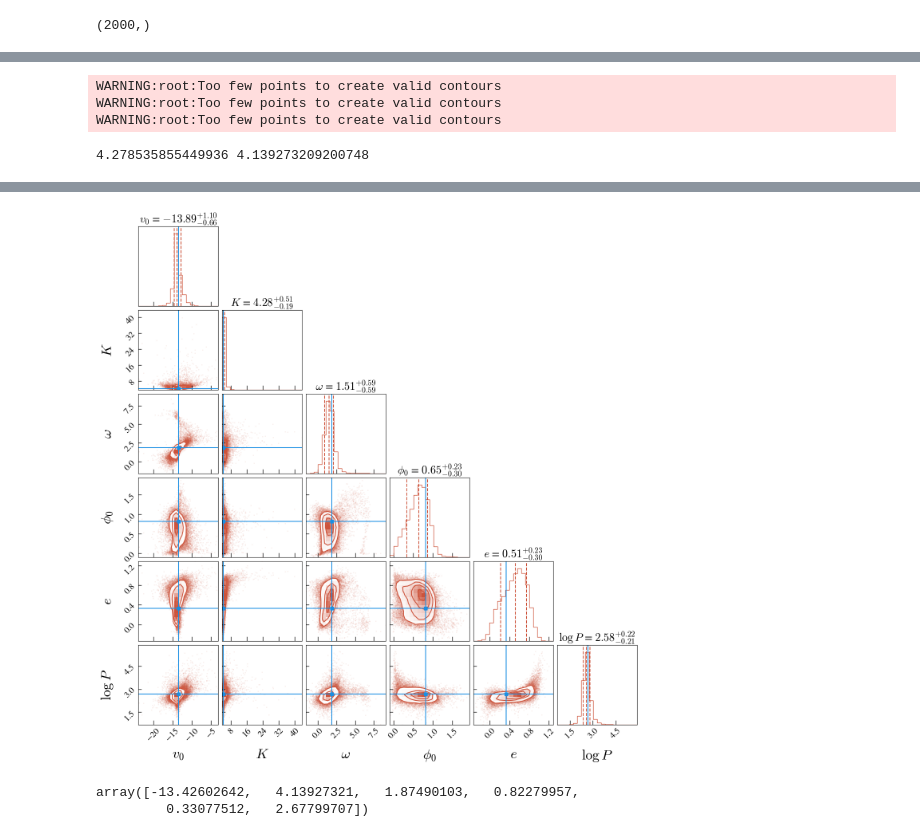
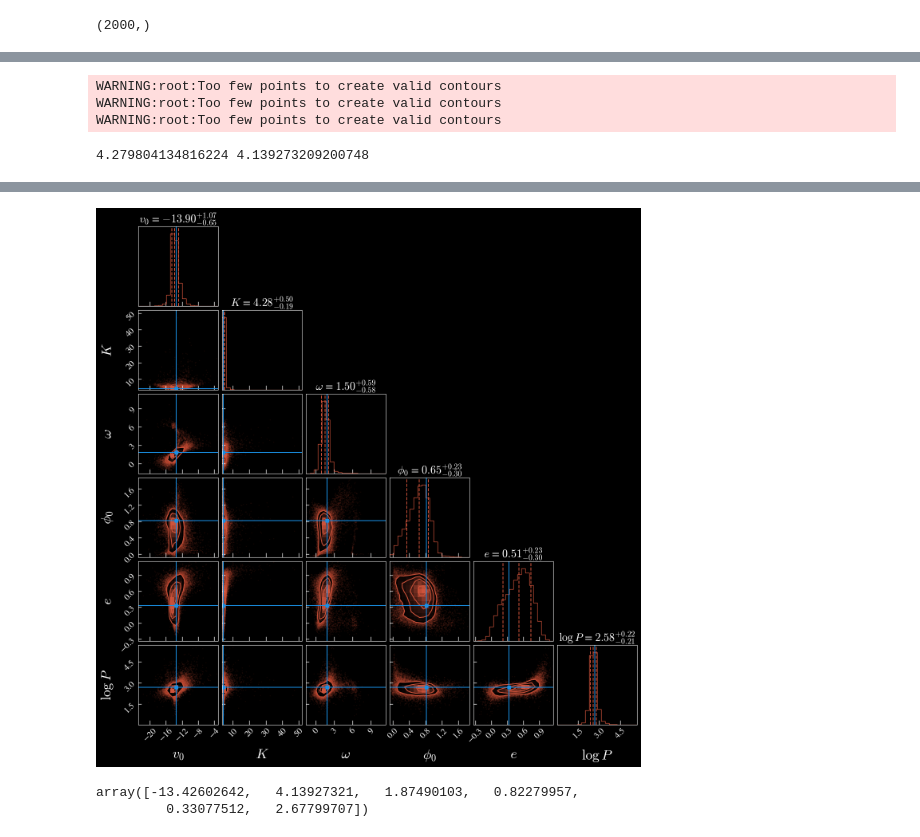
Before and after one commit to anya-m-phillips/ANKLES, a Jupyter notebook: train_sbi.ipynb, the cells around one changed output, grey strips where cells are left out. Cells and saved outputs as stored; diff of their text form; code cells hidden in the pictures.

Commit message:
plots for poster/cleaning up

```diff
--- a/train_sbi.ipynb
+++ b/train_sbi.ipynb
@@ -342,21 +366,23 @@ print(np.median(unnormed_samples[:,1]), true_params[1])
 param_names = [r'$v_0$', r'$K$', r'$\omega$', r'$\phi_0$', r'$e$', r'$\log{P}$']
 
 # Plot using corner
-figure = corner.corner(unnormed_samples,
-                       labels=param_names,
-                       truths=true_params,
-                       color='#CD533B',
-                       truth_color='#1A8FE3',
-                       show_titles=True,
-                       title_fmt='.2f',
-                       quantiles=[0.16, 0.5, 0.84],
-                       title_kwargs={"fontsize": 20},
-                       label_kwargs={"fontsize":25})
+with plt.style.context("dark_background"):
+
+    figure = corner.corner(unnormed_samples,
+                        labels=param_names,
+                        truths=true_params,
+                        color='#CD533B',
+                        truth_color='#1A8FE3',
+                        show_titles=True,
+                        title_fmt='.2f',
+                        quantiles=[0.16, 0.5, 0.84],
+                        title_kwargs={"fontsize": 20},
+                        label_kwargs={"fontsize":25})
 plt.savefig("plots/example_corner.pdf", bbox_inches="tight", dpi=300)
 plt.show()
 # %% [output]
 WARNING:root:Too few points to create valid contours
 WARNING:root:Too few points to create valid contours
 WARNING:root:Too few points to create valid contours
-4.278535855449936 4.139273209200748
+4.279804134816224 4.139273209200748
 WARNING:root:Too few points to create valid contours
@@ -364,4 +389,4 @@ WARNING:root:Too few points to create valid contours
-[figure, old version]
+[figure, new version]
 # %%
 true_params
 # %% [output]
```
Also changed, not shown: parts of 4 cells of this notebook, 8 other files.
